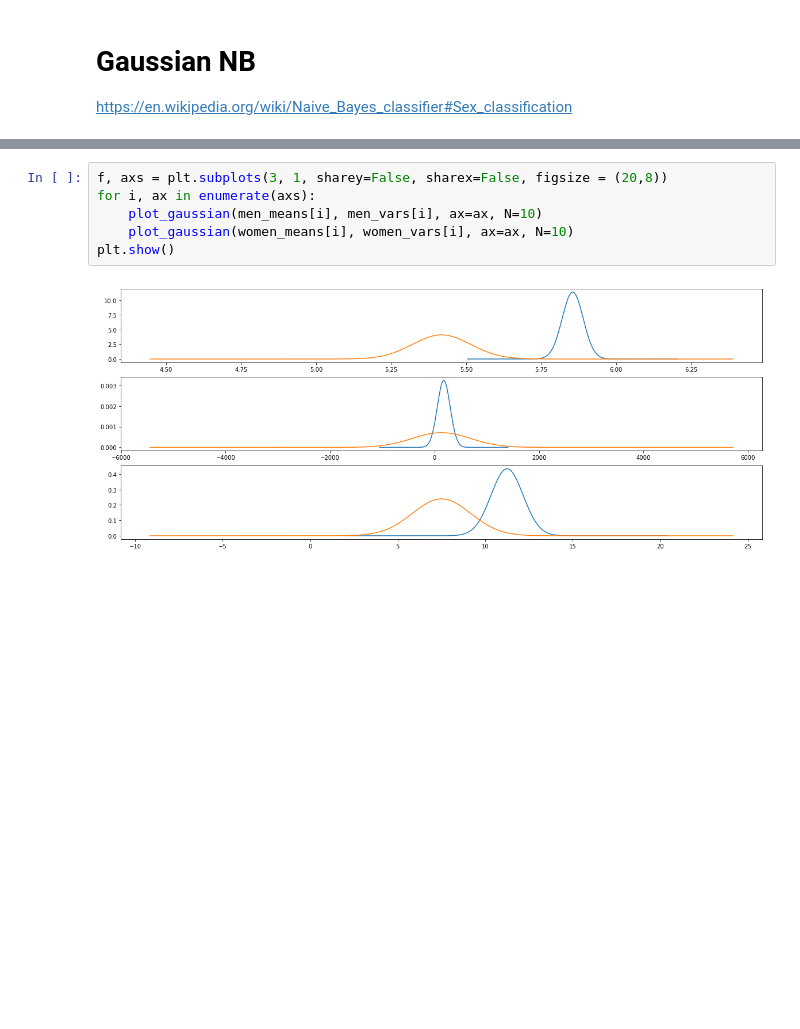
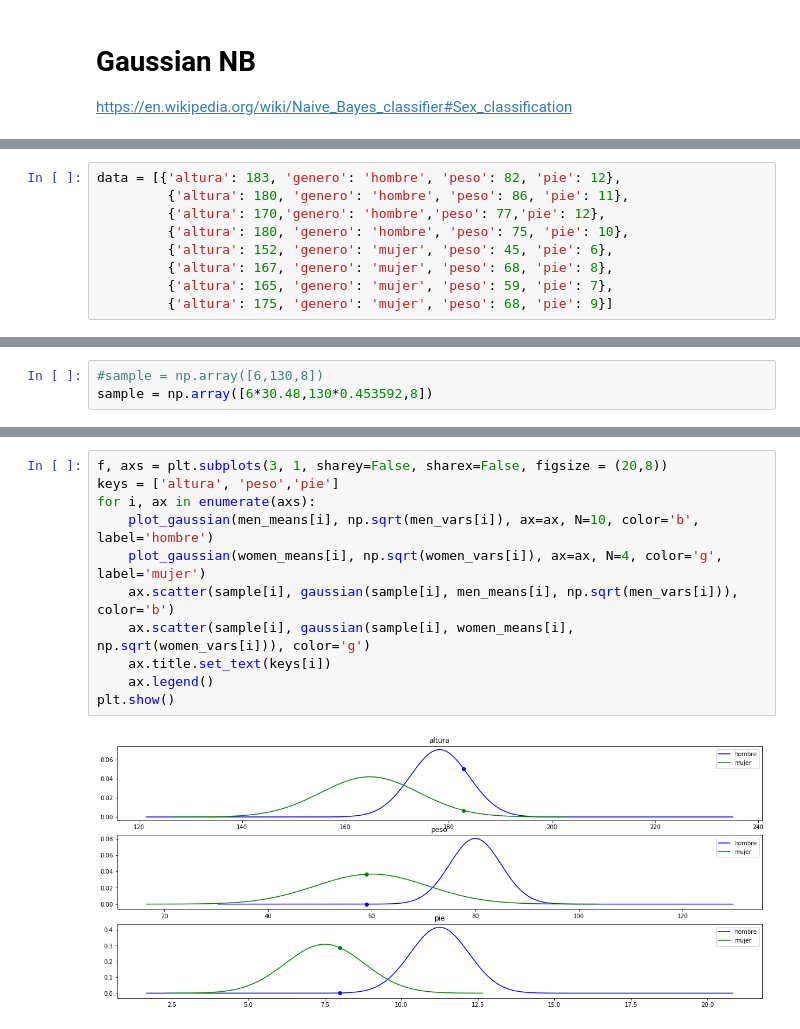
Before and after one commit to lab-ml-itba/Intro-Probabilidad, a Jupyter notebook: Intro_Probabilidad.ipynb, the cells around one changed output, grey strips where cells are left out. Cells and saved outputs as stored; diff of their text form; blank space fills up the shorter version.

Commit message:
naive bayes example with plots

```diff
--- a/Intro_Probabilidad.ipynb
+++ b/Intro_Probabilidad.ipynb
@@ -596,6 +597,15 @@ data = [
     {"genero":'mujer', 'altura': 5.42, 'peso': 130,'pie':7},
     {"genero":'mujer', 'altura': 5.75, 'peso': 150,'pie':9},
 ]
+# %%
+data = [{'altura': 183, 'genero': 'hombre', 'peso': 82, 'pie': 12},
+         {'altura': 180, 'genero': 'hombre', 'peso': 86, 'pie': 11},
+         {'altura': 170,'genero': 'hombre','peso': 77,'pie': 12},
+         {'altura': 180, 'genero': 'hombre', 'peso': 75, 'pie': 10},
+         {'altura': 152, 'genero': 'mujer', 'peso': 45, 'pie': 6},
+         {'altura': 167, 'genero': 'mujer', 'peso': 68, 'pie': 8},
+         {'altura': 165, 'genero': 'mujer', 'peso': 59, 'pie': 7},
+         {'altura': 175, 'genero': 'mujer', 'peso': 68, 'pie': 9}]
 # %%
 GNB_features_matrix = np.zeros((len(data),3))
 GNB_labels = np.empty((len(data)), dtype=object)
@@ -645,2 +655,5 @@ varianzas de las mujeres: [  9.72250000e-02   5.58333333e+02   1.66666667e+00]
+# %%
+#sample = np.array([6,130,8])
+sample = np.array([6*30.48,130*0.453592,8])
 # %%
 def gaussian(x, mu, sig):
@@ -666,9 +678,14 @@ def plot_gaussian(mu=0, sig= 1, points = 200, N = 2, marker=None, label = None,
     return x, y
 # %%
 f, axs = plt.subplots(3, 1, sharey=False, sharex=False, figsize = (20,8))
+keys = ['altura', 'peso','pie']
 for i, ax in enumerate(axs):
-    plot_gaussian(men_means[i], men_vars[i], ax=ax, N=10)
-    plot_gaussian(women_means[i], women_vars[i], ax=ax, N=10)
+    plot_gaussian(men_means[i], np.sqrt(men_vars[i]), ax=ax, N=10, color='b', label='hombre')
+    plot_gaussian(women_means[i], np.sqrt(women_vars[i]), ax=ax, N=4, color='g', label='mujer')
+    ax.scatter(sample[i], gaussian(sample[i], men_means[i], np.sqrt(men_vars[i])), color='b')
+    ax.scatter(sample[i], gaussian(sample[i], women_means[i], np.sqrt(women_vars[i])), color='g')
+    ax.title.set_text(keys[i])
+    ax.legend()
 plt.show()
 # %% [output]
-[figure, old version]
+[figure, new version]
```
Also changed, not shown: parts of 12 cells of this notebook, 2 other files.
